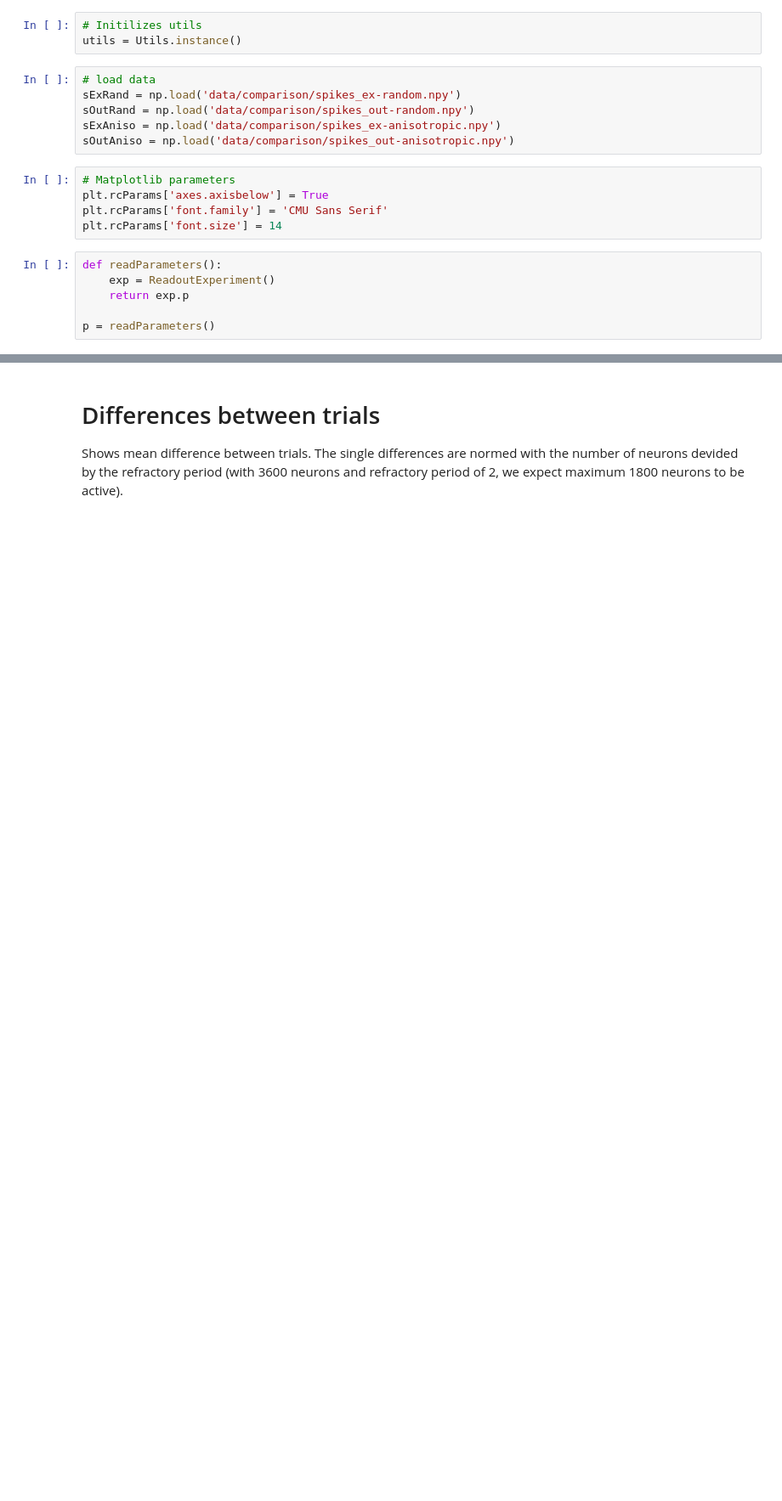
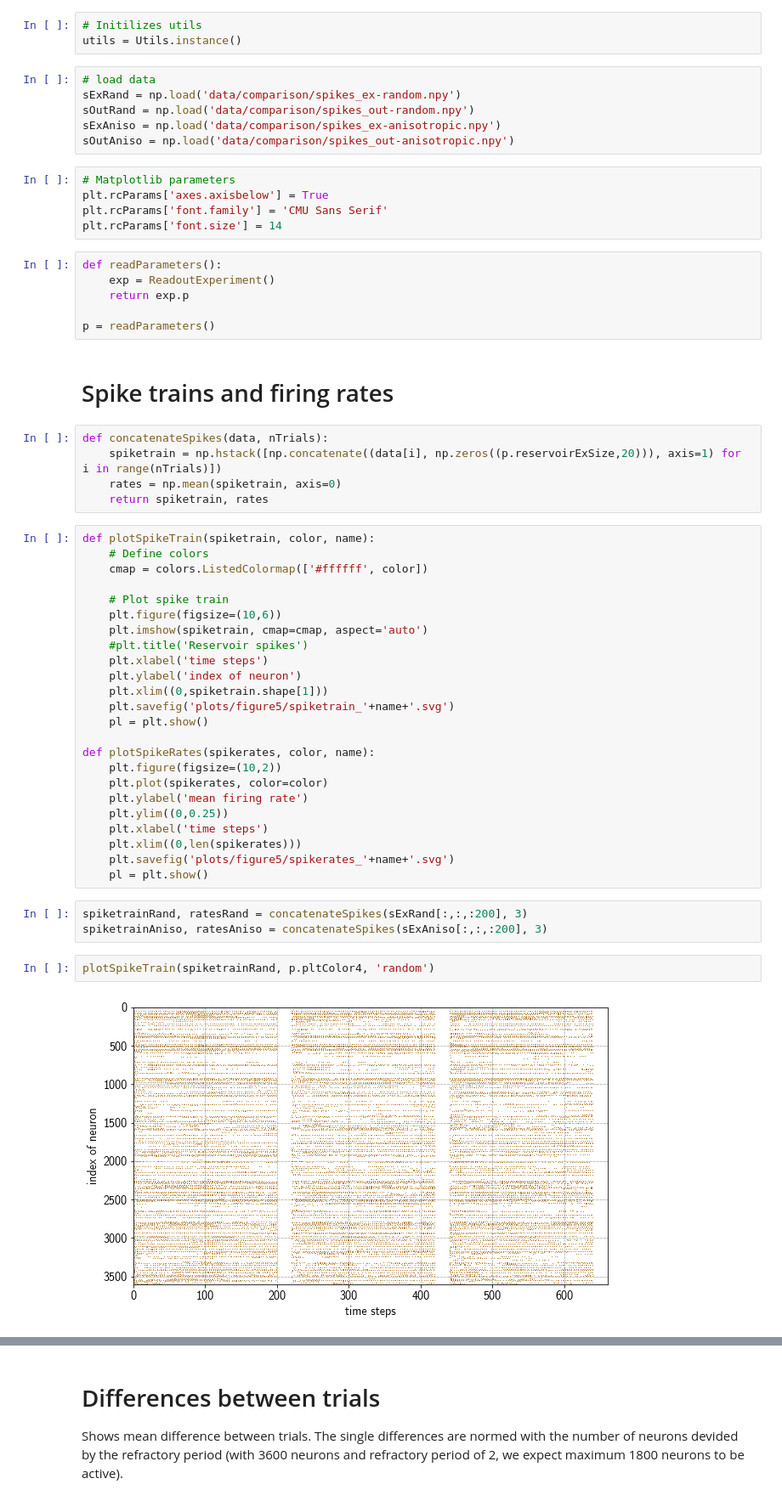
Before and after one commit to sagacitysite/pelenet, a Jupyter notebook: readout-learning_comparison.ipynb, the cells around one changed output, grey strips where cells are left out. Shown at 85% size. Drawn from its saved outputs; the diff is of its cells as text; blank space fills up the shorter version.

```diff
--- a/readout-learning_comparison.ipynb
+++ b/readout-learning_comparison.ipynb
@@ -27,3 +30,41 @@ def readParameters():
     return exp.p
 
 p = readParameters()
+# %% [markdown]
+# Spike trains and firing rates
+# %%
+def concatenateSpikes(data, nTrials):
+    spiketrain = np.hstack([np.concatenate((data[i], np.zeros((p.reservoirExSize,20))), axis=1) for i in range(nTrials)])
+    rates = np.mean(spiketrain, axis=0)
+    return spiketrain, rates
+# %%
+def plotSpikeTrain(spiketrain, color, name):
+    # Define colors
+    cmap = colors.ListedColormap(['#ffffff', color])
+
+    # Plot spike train
+    plt.figure(figsize=(10,6))
+    plt.imshow(spiketrain, cmap=cmap, aspect='auto')
+    #plt.title('Reservoir spikes')
+    plt.xlabel('time steps')
+    plt.ylabel('index of neuron')
+    plt.xlim((0,spiketrain.shape[1]))
+    plt.savefig('plots/figure5/spiketrain_'+name+'.svg')
+    pl = plt.show()
+
+def plotSpikeRates(spikerates, color, name):
+    plt.figure(figsize=(10,2))
+    plt.plot(spikerates, color=color)
+    plt.ylabel('mean firing rate')
+    plt.ylim((0,0.25))
+    plt.xlabel('time steps')
+    plt.xlim((0,len(spikerates)))
+    plt.savefig('plots/figure5/spikerates_'+name+'.svg')
+    pl = plt.show()
+# %%
+spiketrainRand, ratesRand = concatenateSpikes(sExRand[:,:,:200], 3)
+spiketrainAniso, ratesAniso = concatenateSpikes(sExAniso[:,:,:200], 3)
+# %%
+plotSpikeTrain(spiketrainRand, p.pltColor4, 'random')
+# %% [output]
+[figure, added]
```
Also changed, not shown: parts of 24 cells of this notebook, 5 other files.
